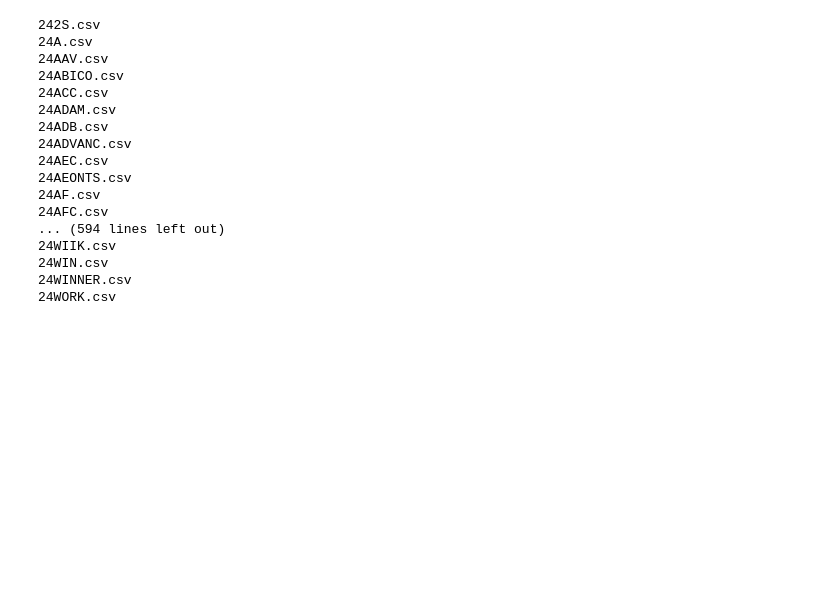
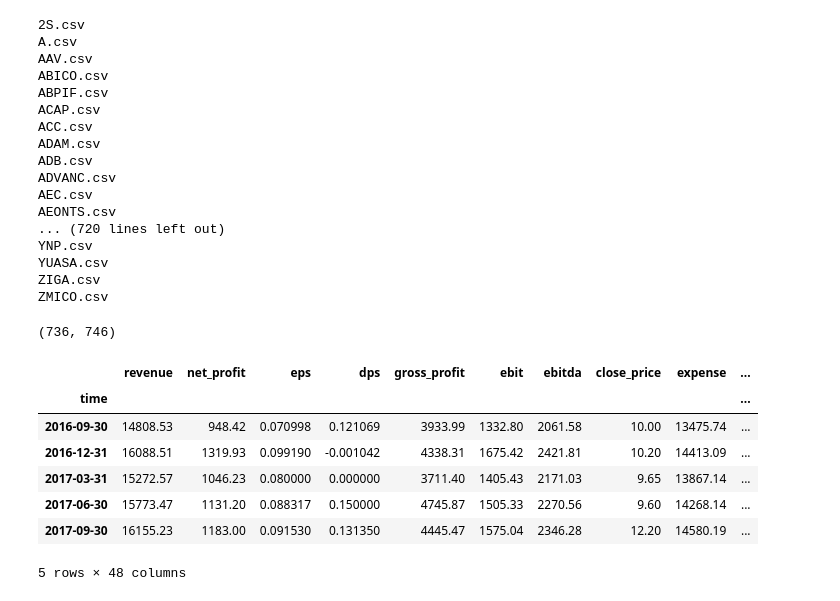
Before and after one commit to dsysbydx/project-potzy, a Jupyter notebook: notebook/adhoc_task.ipynb, the cells around one changed output. Cells and saved outputs as stored; diff of their text form; code cells hidden in the pictures; blank space fills up the shorter version.

```diff
--- a/notebook/adhoc_task.ipynb
+++ b/notebook/adhoc_task.ipynb
@@ -1,30 +1,25 @@
 # %%
 ### RENAME FILE
-
 import os
-path = '../data/siamchart/div/2017/11/24/'
-for oldname in os.listdir(path):
+path = '../data/siamchart/fs/2017/12/3/'
+for name in os.listdir(path):
     # ignore files in path which aren't in the csv file
-    try:
-        print(oldname)
-        os.rename(os.path.join(path, oldname), os.path.join(path, oldname[2:]))
-    except:
-        print('File ', oldname, ' could not be renamed')
+    print(name)
 # %% [output]
-242S.csv
-24A.csv
-24AAV.csv
-24ABICO.csv
-24ACC.csv
-24ADAM.csv
-24ADB.csv
-24ADVANC.csv
-24AEC.csv
-24AEONTS.csv
-24AF.csv
-24AFC.csv
-... (594 lines left out)
-24WIIK.csv
-24WIN.csv
-24WINNER.csv
-24WORK.csv
+2S.csv
+A.csv
+AAV.csv
+ABICO.csv
+ABPIF.csv
+ACAP.csv
+ACC.csv
+ADAM.csv
+ADB.csv
+ADVANC.csv
+AEC.csv
+AEONTS.csv
+... (720 lines left out)
+YNP.csv
+YUASA.csv
+ZIGA.csv
+ZMICO.csv
@@ -30,0 +28,20 @@ for oldname in os.listdir(path):
+# %%
+len(os.listdir(path)), len(potzy.metadata.get_all_thai_tickers())
+# %% [output]
+(736, 746)
+# %%
+fn='../data/siamchart/fs/2017/12/3/HMPRO.csv'
+df = pd.read_csv(fn,index_col=[0])
+df.index.name='time'
+df.index = pd.DatetimeIndex(df.index)
+df.sort_index(inplace=True)
+df.tail()
+# %% [output]
+|  | revenue | net_profit | eps | dps | gross_profit | ebit | ebitda | close_price | expense | ... |
+| time |  |  |  |  |  |  |  |  |  | ... |
+| 2016-09-30 | 14808.53 | 948.42 | 0.070998 | 0.121069 | 3933.99 | 1332.80 | 2061.58 | 10.00 | 13475.74 | ... |
+| 2016-12-31 | 16088.51 | 1319.93 | 0.099190 | -0.001042 | 4338.31 | 1675.42 | 2421.81 | 10.20 | 14413.09 | ... |
+| 2017-03-31 | 15272.57 | 1046.23 | 0.080000 | 0.000000 | 3711.40 | 1405.43 | 2171.03 | 9.65 | 13867.14 | ... |
+| 2017-06-30 | 15773.47 | 1131.20 | 0.088317 | 0.150000 | 4745.87 | 1505.33 | 2270.56 | 9.60 | 14268.14 | ... |
+| 2017-09-30 | 16155.23 | 1183.00 | 0.091530 | 0.131350 | 4445.47 | 1575.04 | 2346.28 | 12.20 | 14580.19 | ... |
+5 rows × 48 columns
```
Also changed, not shown: parts of 2 cells of this notebook, 38 other files.
